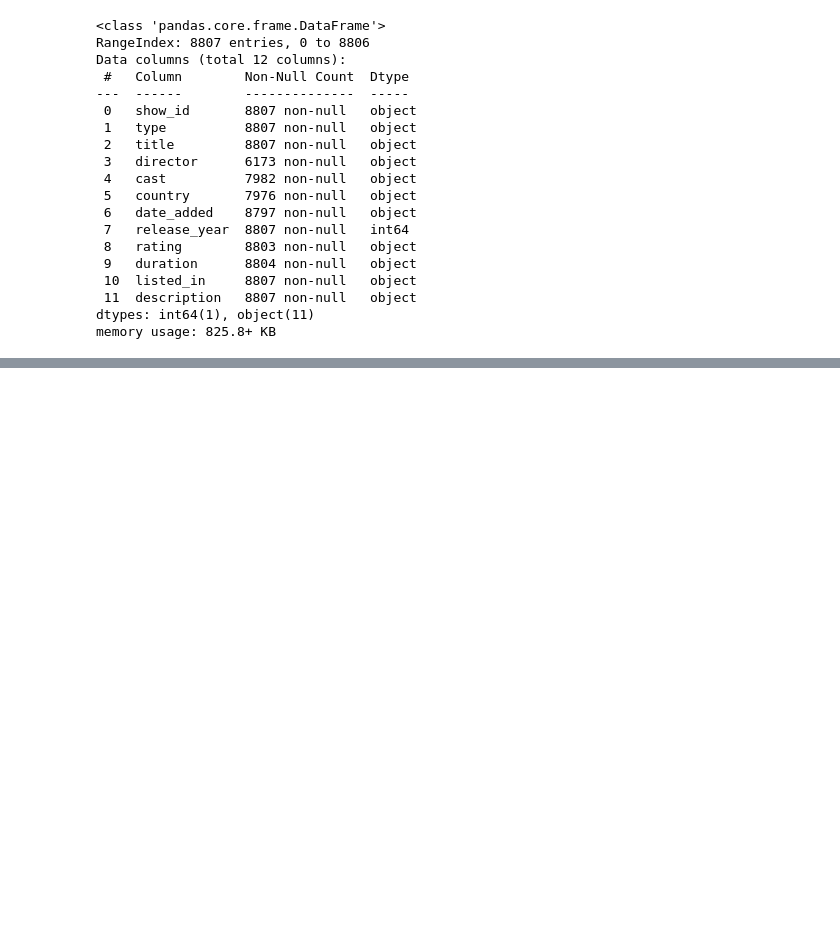
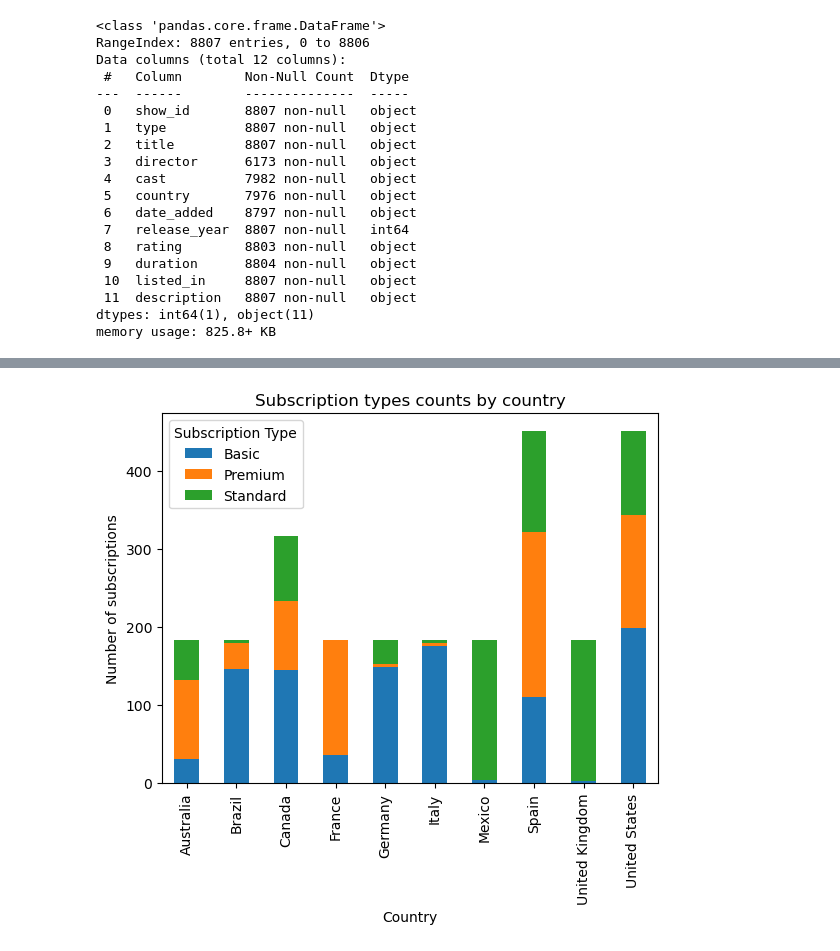
Before and after one commit to vkoledin/Project_3, a Jupyter notebook: starter_code.ipynb, the cells around one changed output, grey strips where cells are left out. Drawn from its saved outputs; the diff is of its cells as text; code cells hidden in the pictures; blank space fills up the shorter version.

```diff
--- a/starter_code.ipynb
+++ b/starter_code.ipynb
@@ -67,0 +169,10 @@ df.head()
+# %%
+subscription_counts = df_2.groupby(['Country', 'Subscription Type'])['User ID'].count().unstack()
+subscription_counts.plot(kind = 'bar',stacked = True)
+plt.xlabel('Country')
+plt.ylabel('Number of subscriptions')
+plt.title('Subscription types counts by country')
+plt.legend(title='Subscription Type')
+plt.show()
+# %% [output]
+[figure, added]
```
Also changed, not shown: parts of 11 cells of this notebook, 2 other files.
